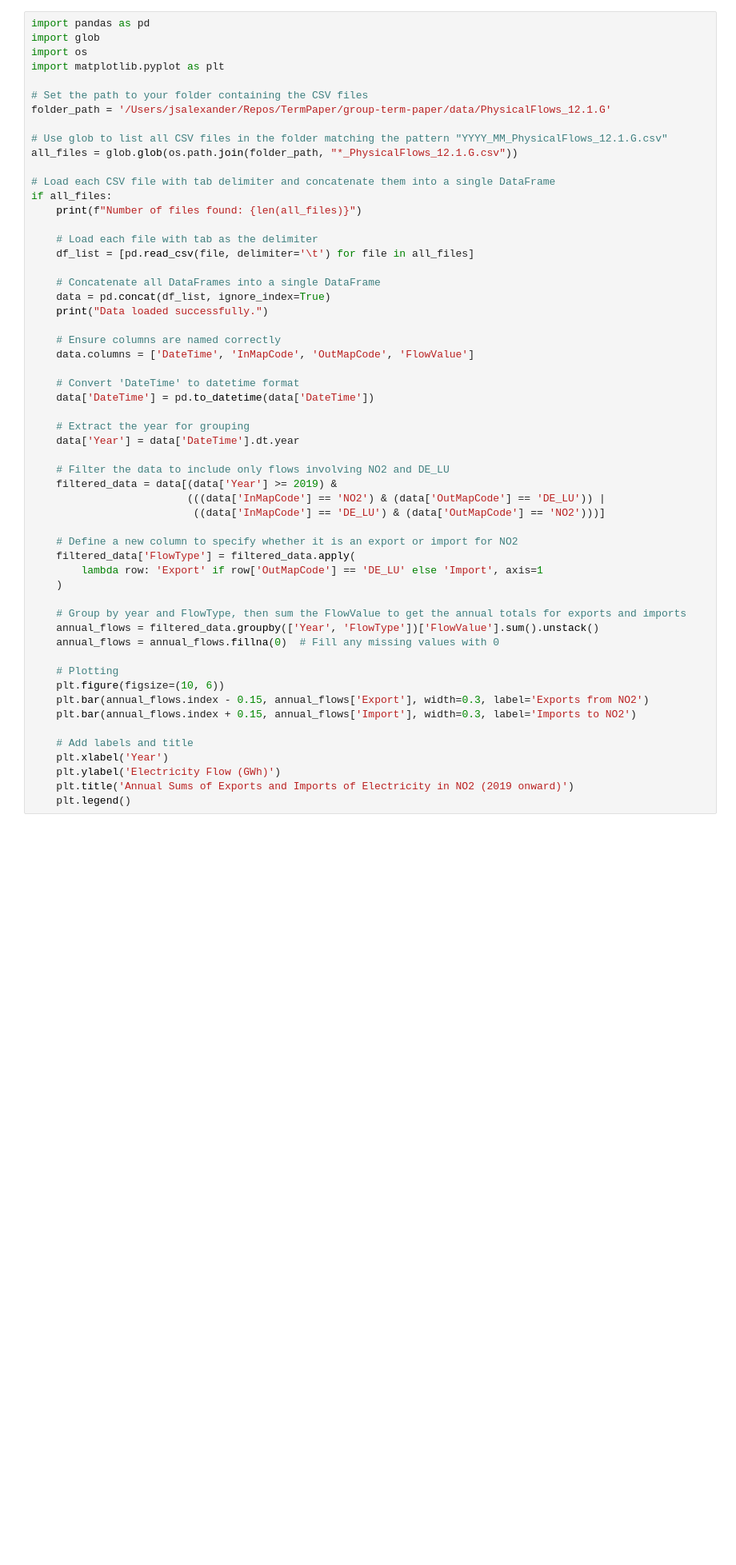
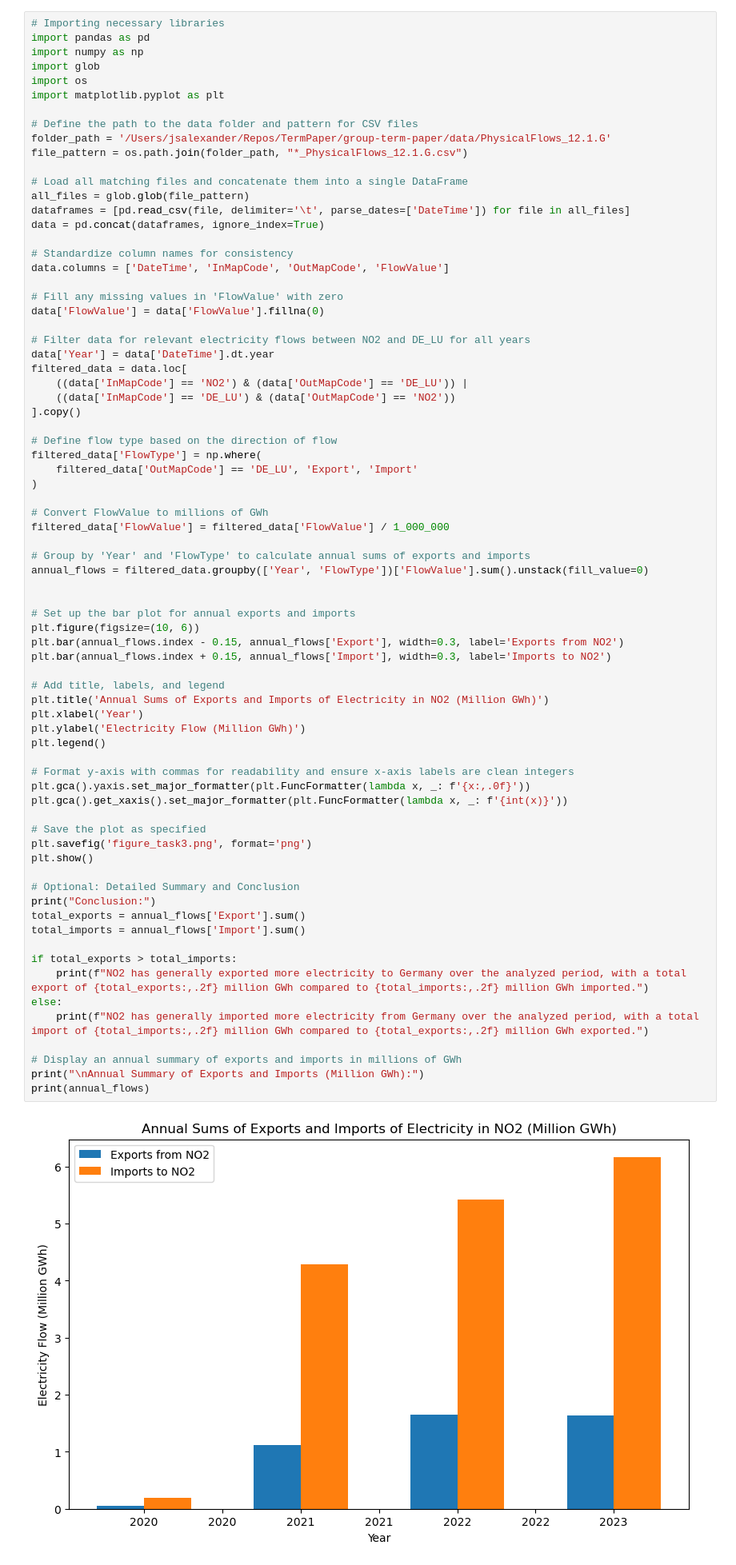
Before and after one commit to olinesangro/group-term-paper, a Jupyter notebook: task3.ipynb, the cells around one changed output. Shown at 80% size. Saved outputs shown, nothing was run; the diff lists cells and outputs as text; blank space fills up the shorter version.

Commit message:
Updating task 3

```diff
--- a/task3.ipynb
+++ b/task3.ipynb
@@ -3,57 +3,76 @@ Task 3
 # %%
+# Importing necessary libraries
 import pandas as pd
+import numpy as np
 import glob
 import os
 import matplotlib.pyplot as plt
 
-# Set the path to your folder containing the CSV files
+# Define the path to the data folder and pattern for CSV files
 folder_path = '/Users/jsalexander/Repos/TermPaper/group-term-paper/data/PhysicalFlows_12.1.G'
+file_pattern = os.path.join(folder_path, "*_PhysicalFlows_12.1.G.csv")
 
-# Use glob to list all CSV files in the folder matching the pattern "YYYY_MM_PhysicalFlows_12.1.G.csv"
-all_files = glob.glob(os.path.join(folder_path, "*_PhysicalFlows_12.1.G.csv"))
+# Load all matching files and concatenate them into a single DataFrame
+all_files = glob.glob(file_pattern)
+dataframes = [pd.read_csv(file, delimiter='\t', parse_dates=['DateTime']) for file in all_files]
+data = pd.concat(dataframes, ignore_index=True)
 
-# Load each CSV file with tab delimiter and concatenate them into a single DataFrame
-if all_files:
-    print(f"Number of files found: {len(all_files)}")
+# Standardize column names for consistency
+data.columns = ['DateTime', 'InMapCode', 'OutMapCode', 'FlowValue']
 
-    # Load each file with tab as the delimiter
-    df_list = [pd.read_csv(file, delimiter='\t') for file in all_files]
+# Fill any missing values in 'FlowValue' with zero
+data['FlowValue'] = data['FlowValue'].fillna(0)
 
-    # Concatenate all DataFrames into a single DataFrame
-    data = pd.concat(df_list, ignore_index=True)
-    print("Data loaded successfully.")
+# Filter data for relevant electricity flows between NO2 and DE_LU for all years
+data['Year'] = data['DateTime'].dt.year
+filtered_data = data.loc[
+    ((data['InMapCode'] == 'NO2') & (data['OutMapCode'] == 'DE_LU')) |
+    ((data['InMapCode'] == 'DE_LU') & (data['OutMapCode'] == 'NO2'))
+].copy()
 
-    # Ensure columns are named correctly
-    data.columns = ['DateTime', 'InMapCode', 'OutMapCode', 'FlowValue']
+# Define flow type based on the direction of flow
+filtered_data['FlowType'] = np.where(
+    filtered_data['OutMapCode'] == 'DE_LU', 'Export', 'Import'
+)
 
-    # Convert 'DateTime' to datetime format
-    data['DateTime'] = pd.to_datetime(data['DateTime'])
+# Convert FlowValue to millions of GWh
+filtered_data['FlowValue'] = filtered_data['FlowValue'] / 1_000_000
 
-    # Extract the year for grouping
-    data['Year'] = data['DateTime'].dt.year
+# Group by 'Year' and 'FlowType' to calculate annual sums of exports and imports
+annual_flows = filtered_data.groupby(['Year', 'FlowType'])['FlowValue'].sum().unstack(fill_value=0)
 
-    # Filter the data to include only flows involving NO2 and DE_LU
-    filtered_data = data[(data['Year'] >= 2019) &
-                         (((data['InMapCode'] == 'NO2') & (data['OutMapCode'] == 'DE_LU')) |
-                          ((data['InMapCode'] == 'DE_LU') & (data['OutMapCode'] == 'NO2')))]
 
-    # Define a new column to specify whether it is an export or import for NO2
-    filtered_data['FlowType'] = filtered_data.apply(
-        lambda row: 'Export' if row['OutMapCode'] == 'DE_LU' else 'Import', axis=1
-    )
+# Set up the bar plot for annual exports and imports
+plt.figure(figsize=(10, 6))
+plt.bar(annual_flows.index - 0.15, annual_flows['Export'], width=0.3, label='Exports from NO2')
+plt.bar(annual_flows.index + 0.15, annual_flows['Import'], width=0.3, label='Imports to NO2')
 
-    # Group by year and FlowType, then sum the FlowValue to get the annual totals for exports and imports
-    annual_flows = filtered_data.groupby(['Year', 'FlowType'])['FlowValue'].sum().unstack()
-    annual_flows = annual_flows.fillna(0)  # Fill any missing values with 0
+# Add title, labels, and legend
+plt.title('Annual Sums of Exports and Imports of Electricity in NO2 (Million GWh)')
+plt.xlabel('Year')
+plt.ylabel('Electricity Flow (Million GWh)')
+plt.legend()
 
-    # Plotting
-    plt.figure(figsize=(10, 6))
-    plt.bar(annual_flows.index - 0.15, annual_flows['Export'], width=0.3, label='Exports from NO2')
-    plt.bar(annual_flows.index + 0.15, annual_flows['Import'], width=0.3, label='Imports to NO2')
+# Format y-axis with commas for readability and ensure x-axis labels are clean integers
+plt.gca().yaxis.set_major_formatter(plt.FuncFormatter(lambda x, _: f'{x:,.0f}'))
+plt.gca().get_xaxis().set_major_formatter(plt.FuncFormatter(lambda x, _: f'{int(x)}'))
 
-    # Add labels and title
-    plt.xlabel('Year')
-    plt.ylabel('Electricity Flow (GWh)')
-    plt.title('Annual Sums of Exports and Imports of Electricity in NO2 (2019 onward)')
-    plt.legend()
+# Save the plot as specified
+plt.savefig('figure_task3.png', format='png')
+plt.show()
+
+# Optional: Detailed Summary and Conclusion
+print("Conclusion:")
+total_exports = annual_flows['Export'].sum()
+total_imports = annual_flows['Import'].sum()
+
+if total_exports > total_imports:
+    print(f"NO2 has generally exported more electricity to Germany over the analyzed period, with a total export of {total_exports:,.2f} million GWh compared to {total_imports:,.2f} million GWh imported.")
+else:
+    print(f"NO2 has generally imported more electricity from Germany over the analyzed period, with a total import of {total_imports:,.2f} million GWh compared to {total_exports:,.2f} million GWh exported.")
+
+# Display an annual summary of exports and imports in millions of GWh
+print("\nAnnual Summary of Exports and Imports (Million GWh):")
+print(annual_flows)
 # %% [output]
+[figure, new version]
```
Also changed, not shown: parts of 3 cells of this notebook, 2 other files.
